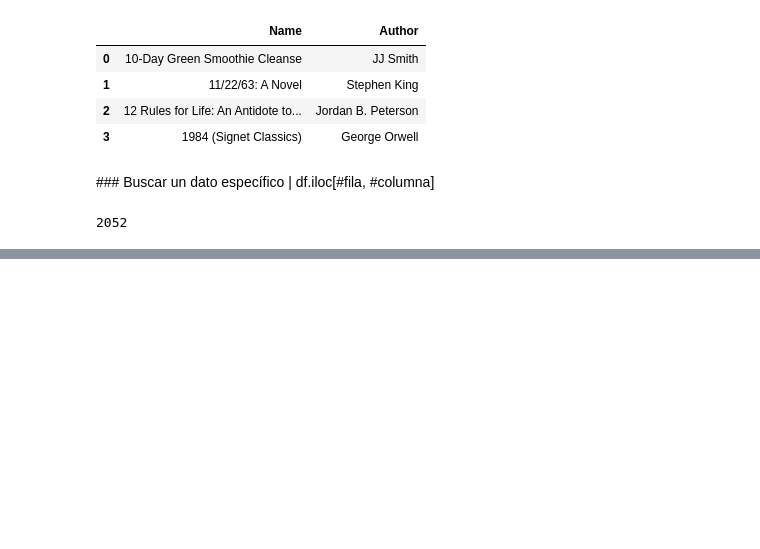
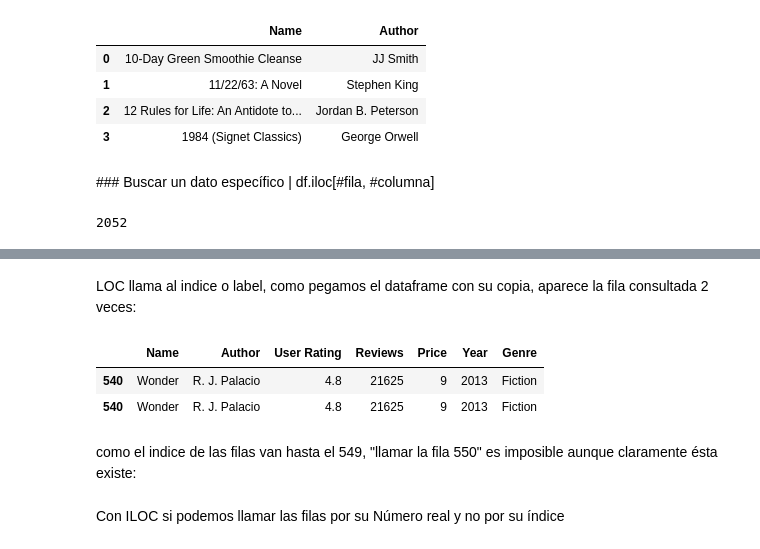
Before and after one commit to Yesenia-AriasC/Introducci-n-a-Pandas-Python, a Jupyter notebook: 3_Filtrado_con_loc_y_iloc.ipynb, the cells around one changed output, grey strips where cells are left out. Saved outputs shown, nothing was run; the diff lists cells and outputs as text; code cells hidden in the pictures; blank space fills up the shorter version.

```diff
--- a/3_Filtrado_con_loc_y_iloc.ipynb
+++ b/3_Filtrado_con_loc_y_iloc.ipynb
@@ -208,0 +211,2 @@ df_books.iloc[1,3]
+# %%
+df_books.append(df_books) # 1100 filas
@@ -208,0 +227,11 @@ df_books.iloc[1,3]
+# %% [markdown]
+LOC llama al indice o label, como pegamos el dataframe con su copia, aparece la fila consultada 2 veces:
+# %%
+#llama al indice
+df_books.append(df_books).loc[540]
+# %% [output]
+|  | Name | Author | User Rating | Reviews | Price | Year | Genre |
+| 540 | Wonder | R. J. Palacio | 4.8 | 21625 | 9 | 2013 | Fiction |
+| 540 | Wonder | R. J. Palacio | 4.8 | 21625 | 9 | 2013 | Fiction |
+# %% [markdown]
+como el indice de las filas van hasta el 549, "llamar la fila 550" es imposible aunque claramente ésta existe:
@@ -208,0 +241,2 @@ df_books.iloc[1,3]
+# %% [markdown]
+Con ILOC si podemos llamar las filas por su Número real y no por su índice
```
Also changed, not shown: parts of 7 cells of this notebook.
